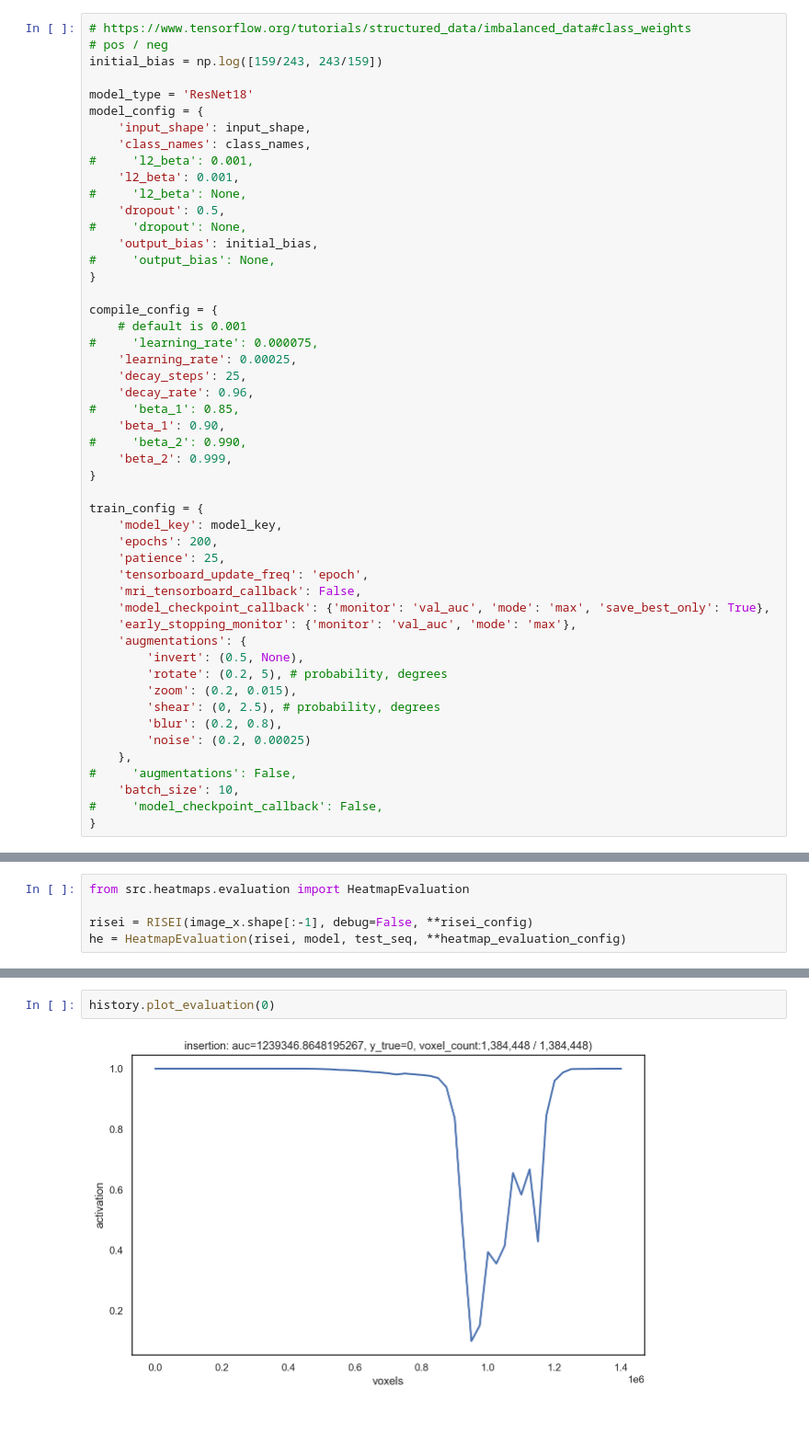
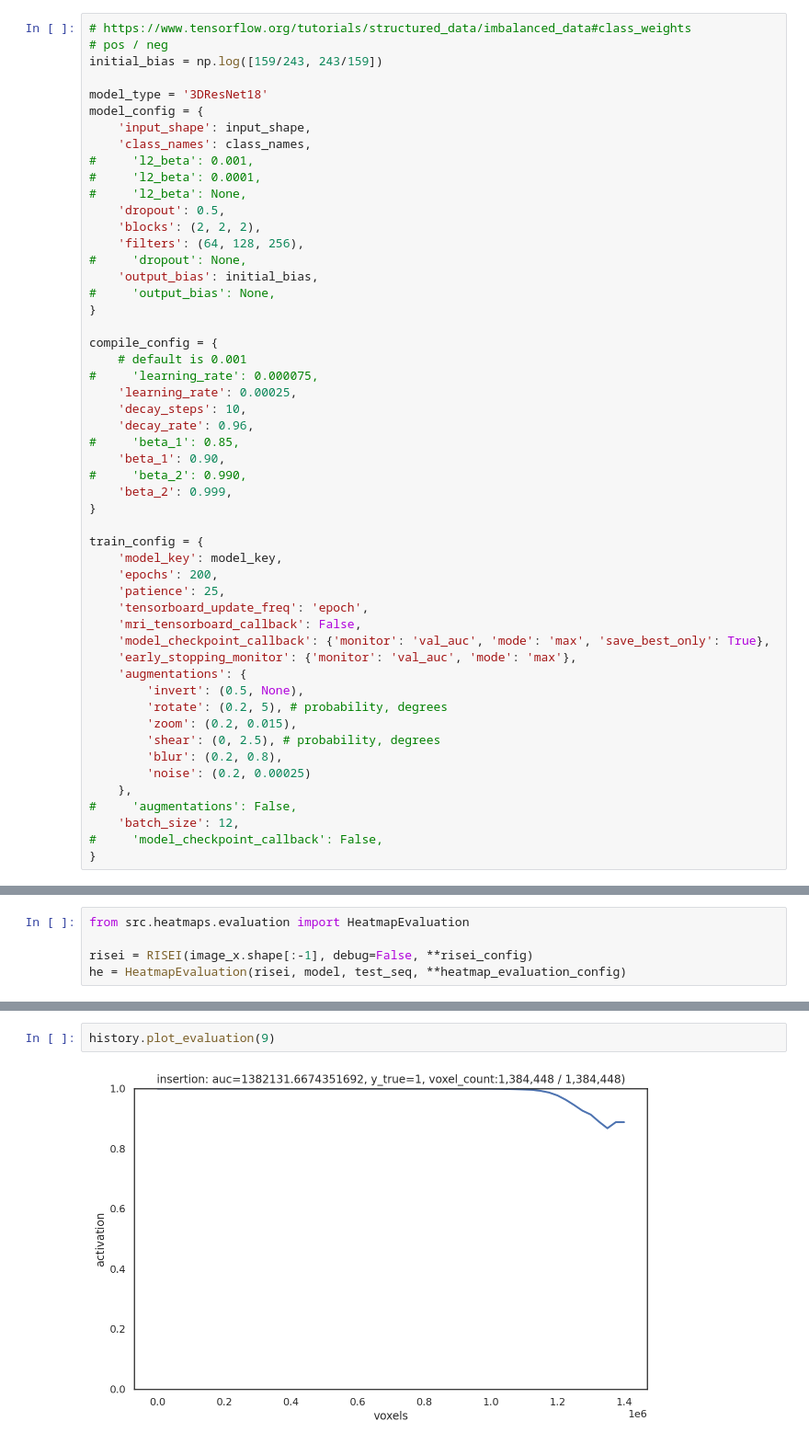
Before and after one commit to timzatko/dp, a Jupyter notebook: conda_notebooks/risei/risei_v0_run_1.ipynb, the cells around one changed output, grey strips where cells are left out. Shown at 92% size. Saved outputs shown, nothing was run; the diff lists cells and outputs as text; blank space fills up the shorter version.

```diff
--- a/conda_notebooks/risei/risei_v0_run_1.ipynb
+++ b/conda_notebooks/risei/risei_v0_run_1.ipynb
@@ -178,14 +179,16 @@ Wall time: 7.16 ms
 # pos / neg
 initial_bias = np.log([159/243, 243/159])
 
-model_type = 'ResNet18'
+model_type = '3DResNet18'
 model_config = {
     'input_shape': input_shape,
     'class_names': class_names,
 #     'l2_beta': 0.001,
-    'l2_beta': 0.001,
+#     'l2_beta': 0.0001,
 #     'l2_beta': None,
     'dropout': 0.5,
+    'blocks': (2, 2, 2),
+    'filters': (64, 128, 256),
 #     'dropout': None,
     'output_bias': initial_bias,
 #     'output_bias': None,
@@ -195,7 +198,7 @@ compile_config = {
     # default is 0.001
 #     'learning_rate': 0.000075,
     'learning_rate': 0.00025,
-    'decay_steps': 25,
+    'decay_steps': 10,
     'decay_rate': 0.96,
 #     'beta_1': 0.85,
     'beta_1': 0.90,
@@ -220,7 +223,7 @@ train_config = {
         'noise': (0.2, 0.00025)
     },
 #     'augmentations': False,
-    'batch_size': 10,
+    'batch_size': 12,
 #     'model_checkpoint_callback': False,
 }
 # %% [markdown]
@@ -381,7 +385,7 @@ history.plot_heatmap_z(0)
 # %%
-history.plot_evaluation(0)
+history.plot_evaluation(9)
 # %% [output]
-[figure, old version]
+[figure, new version]
 # %%
 history.save('../../tmp/risei-history', NOTEBOOK_KEY)
 # %% [output]
```
Also changed, not shown: parts of 12 cells of this notebook, 8 other files.
